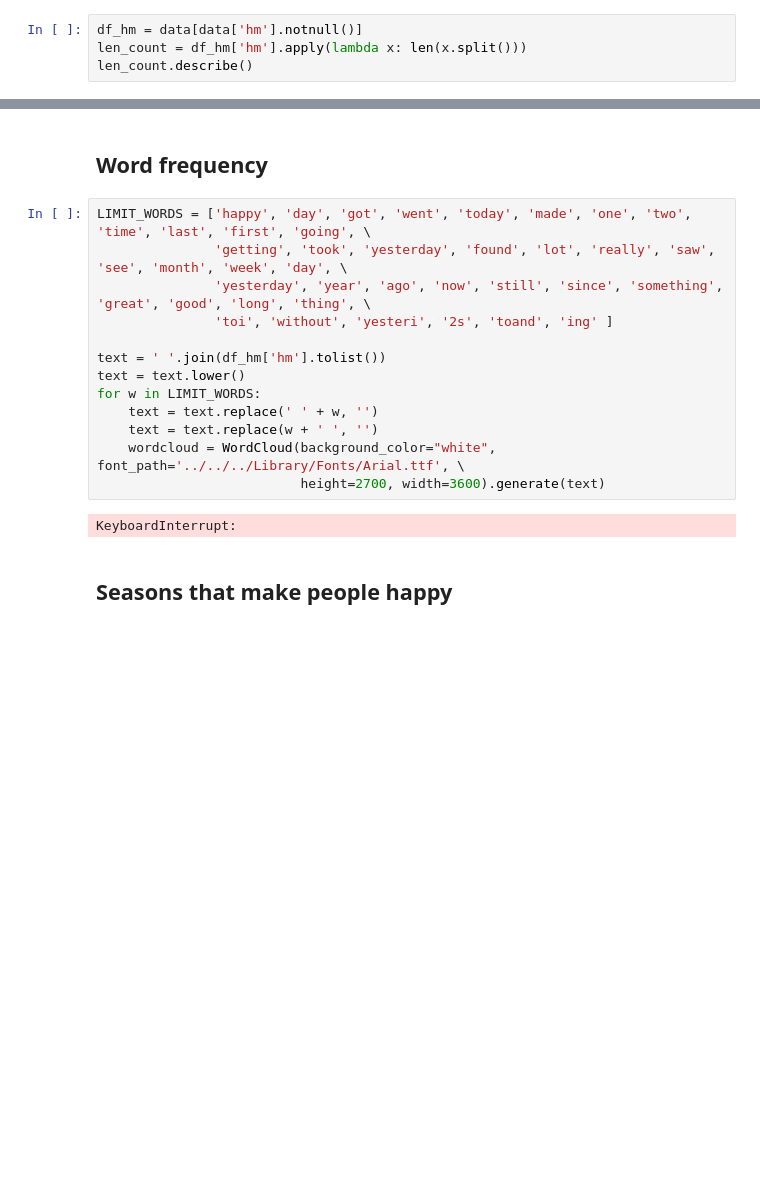
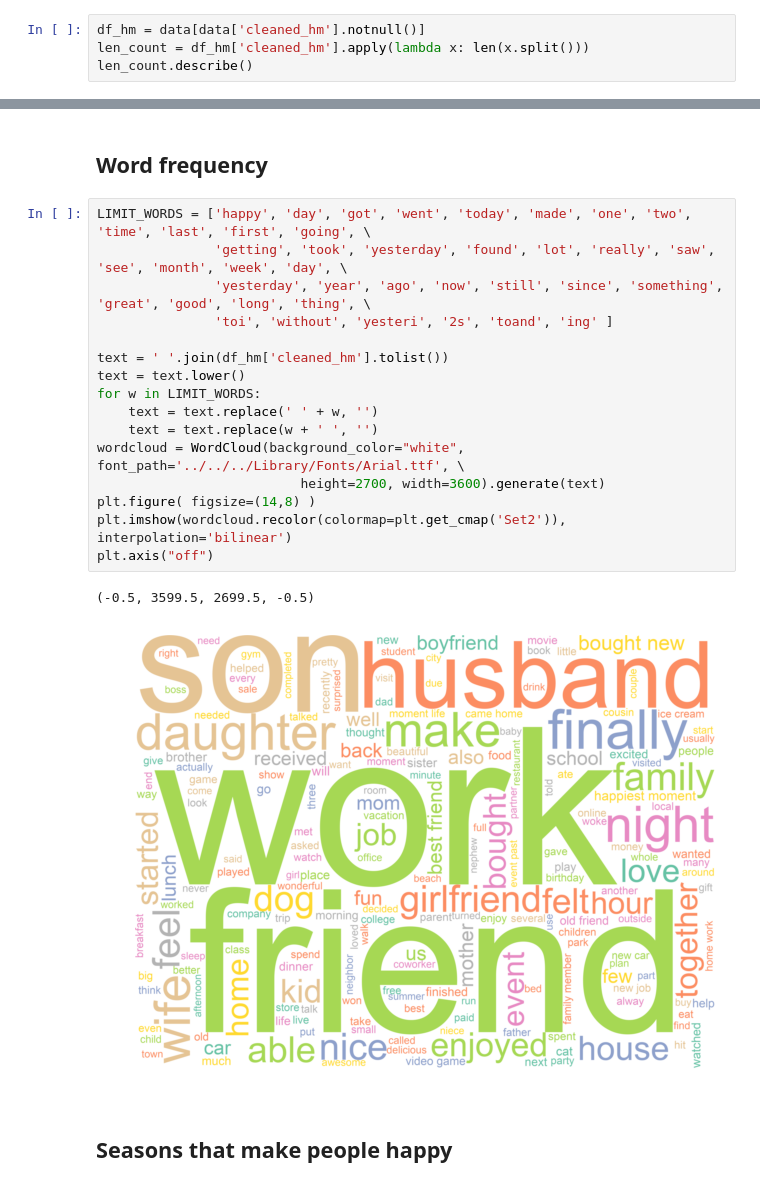
Before and after one commit to ZhengyangXu/Kaggle_happydb, a Jupyter notebook: happydb_kernel_v2.ipynb, the cells around one changed output, grey strips where cells are left out. Saved outputs shown, nothing was run; the diff lists cells and outputs as text; blank space fills up the shorter version.

```diff
--- a/happydb_kernel_v2.ipynb
+++ b/happydb_kernel_v2.ipynb
@@ -48,7 +49,7 @@ Within the dataset, the most interesting part -- which is also the input to our
 # %% [markdown]
 Let's do a word count first
 # %%
-df_hm = data[data['hm'].notnull()]
-len_count = df_hm['hm'].apply(lambda x: len(x.split()))
+df_hm = data[data['cleaned_hm'].notnull()]
+len_count = df_hm['cleaned_hm'].apply(lambda x: len(x.split()))
 len_count.describe()
 # %% [output]
@@ -79,18 +80,22 @@ sns.barplot(x='word numbers', y='# of moments', data=length_counts, order=length
 # %%
 LIMIT_WORDS = ['happy', 'day', 'got', 'went', 'today', 'made', 'one', 'two', 'time', 'last', 'first', 'going', \
                'getting', 'took', 'yesterday', 'found', 'lot', 'really', 'saw', 'see', 'month', 'week', 'day', \
                'yesterday', 'year', 'ago', 'now', 'still', 'since', 'something', 'great', 'good', 'long', 'thing', \
                'toi', 'without', 'yesteri', '2s', 'toand', 'ing' ]
 
-text = ' '.join(df_hm['hm'].tolist())
+text = ' '.join(df_hm['cleaned_hm'].tolist())
 text = text.lower()
 for w in LIMIT_WORDS:
     text = text.replace(' ' + w, '')
     text = text.replace(w + ' ', '')
-    wordcloud = WordCloud(background_color="white", font_path='../../../Library/Fonts/Arial.ttf', \
+wordcloud = WordCloud(background_color="white", font_path='../../../Library/Fonts/Arial.ttf', \
                           height=2700, width=3600).generate(text)
+plt.figure( figsize=(14,8) )
+plt.imshow(wordcloud.recolor(colormap=plt.get_cmap('Set2')), interpolation='bilinear')
+plt.axis("off")
 # %% [output]
-KeyboardInterrupt:
+(-0.5, 3599.5, 2699.5, -0.5)
+[figure, added]
 # %% [markdown]
 ## Seasons that make people happy
 # %%
```
Also changed, not shown: parts of 5 cells of this notebook, 1 other file.
